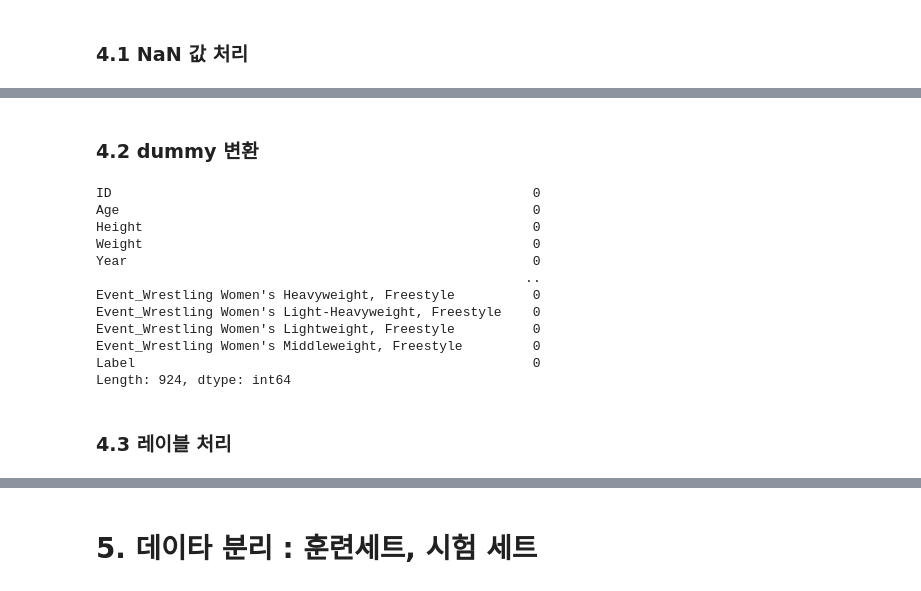
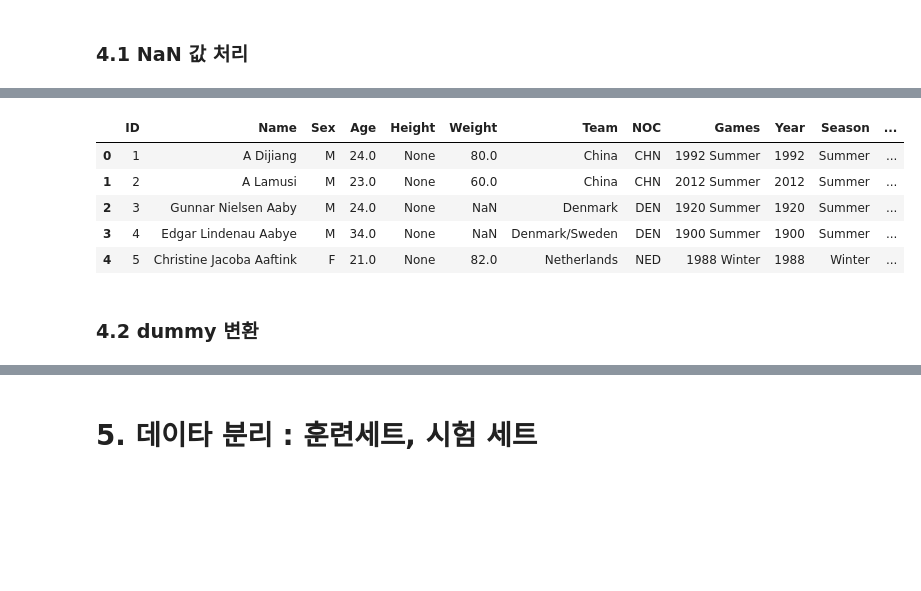
Before and after one commit to docosa2/first-repository, a Jupyter notebook: Datathon_Project_Baseline.ipynb, the cells around one changed output, grey strips where cells are left out. Drawn from its saved outputs; the diff is of its cells as text; code cells hidden in the pictures; blank space fills up the shorter version.

```diff
--- a/Datathon_Project_Baseline.ipynb
+++ b/Datathon_Project_Baseline.ipynb
@@ -525,3 +565,12 @@ plt.show()
+# %%
+merged.head()
+# %% [output]
+|  | ID | Name | Sex | Age | Height | Weight | Team | NOC | Games | Year | Season | ... |
+| 0 | 1 | A Dijiang | M | 24.0 | None | 80.0 | China | CHN | 1992 Summer | 1992 | Summer | ... |
+| 1 | 2 | A Lamusi | M | 23.0 | None | 60.0 | China | CHN | 2012 Summer | 2012 | Summer | ... |
+| 2 | 3 | Gunnar Nielsen Aaby | M | 24.0 | None | NaN | Denmark | DEN | 1920 Summer | 1920 | Summer | ... |
+| 3 | 4 | Edgar Lindenau Aabye | M | 34.0 | None | NaN | Denmark/Sweden | DEN | 1900 Summer | 1900 | Summer | ... |
+| 4 | 5 | Christine Jacoba Aaftink | F | 21.0 | None | 82.0 | Netherlands | NED | 1988 Winter | 1988 | Winter | ... |
 # %%
 # NaN 데이타 처리
 merged['Medal'].fillna('No', inplace=True) # Nan을 'No'로 대체
@@ -544,20 +593,3 @@ merged = pd.get_dummies(merged, columns = ['Sex','NOC','Season', 'City', 'Sport'
 # Label Encoding
 merged['Label'] = merged['Medal'].replace('No',0).replace('Gold',1).replace('Silver', 2).replace('Bronze', 3)
 merged.drop(['Medal'], axis=1, inplace=True)
-# %%
-merged.isnull().sum()
-# %% [output]
-ID                                                      0
-Age                                                     0
-Height                                                  0
-Weight                                                  0
-Year                                                    0
-                                                       ..
-Event_Wrestling Women's Heavyweight, Freestyle          0
-Event_Wrestling Women's Light-Heavyweight, Freestyle    0
-Event_Wrestling Women's Lightweight, Freestyle          0
-Event_Wrestling Women's Middleweight, Freestyle         0
-Label                                                   0
-Length: 924, dtype: int64
-# %% [markdown]
-### 4.3 레이블 처리
```
Also changed, not shown: parts of 17 cells of this notebook.
